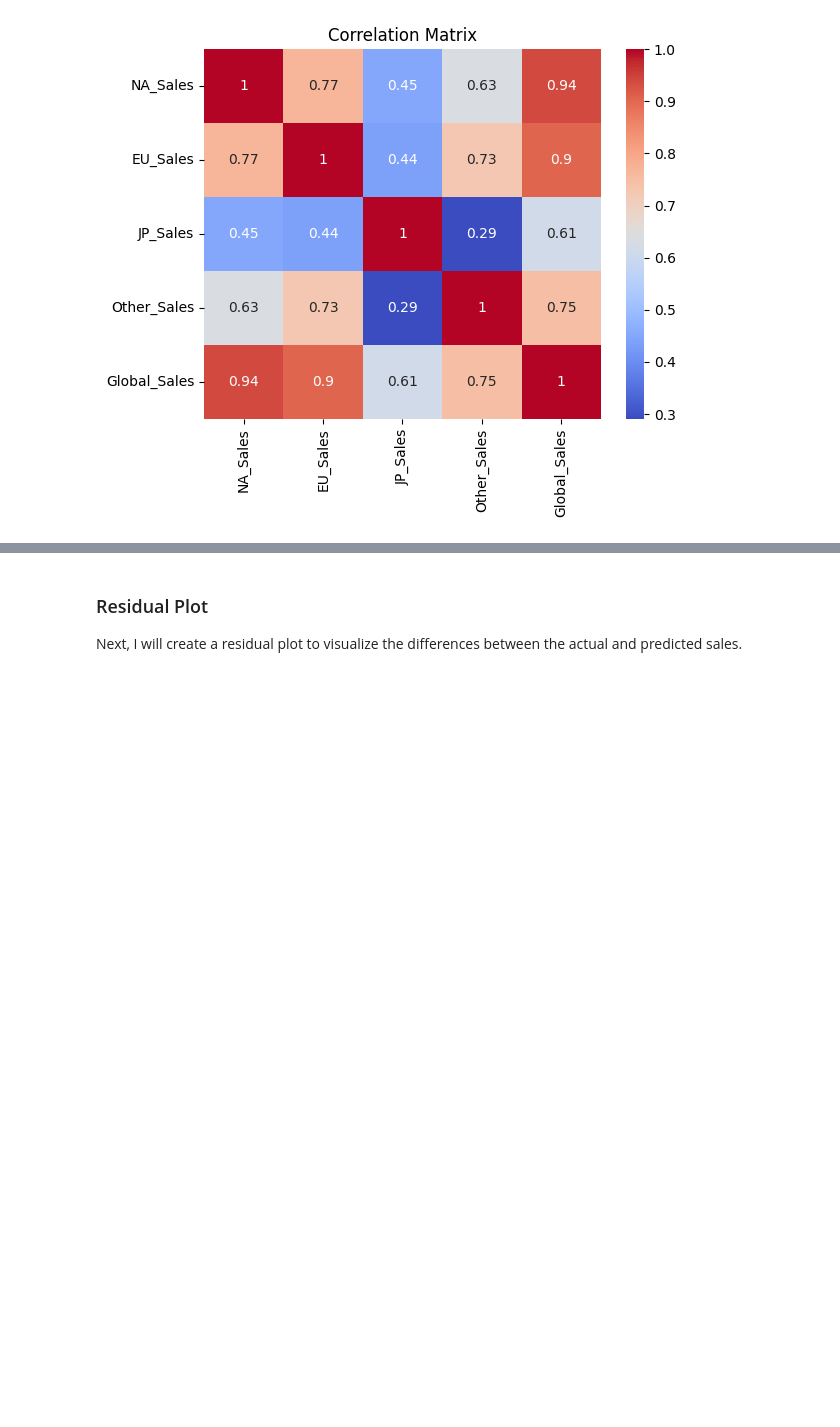
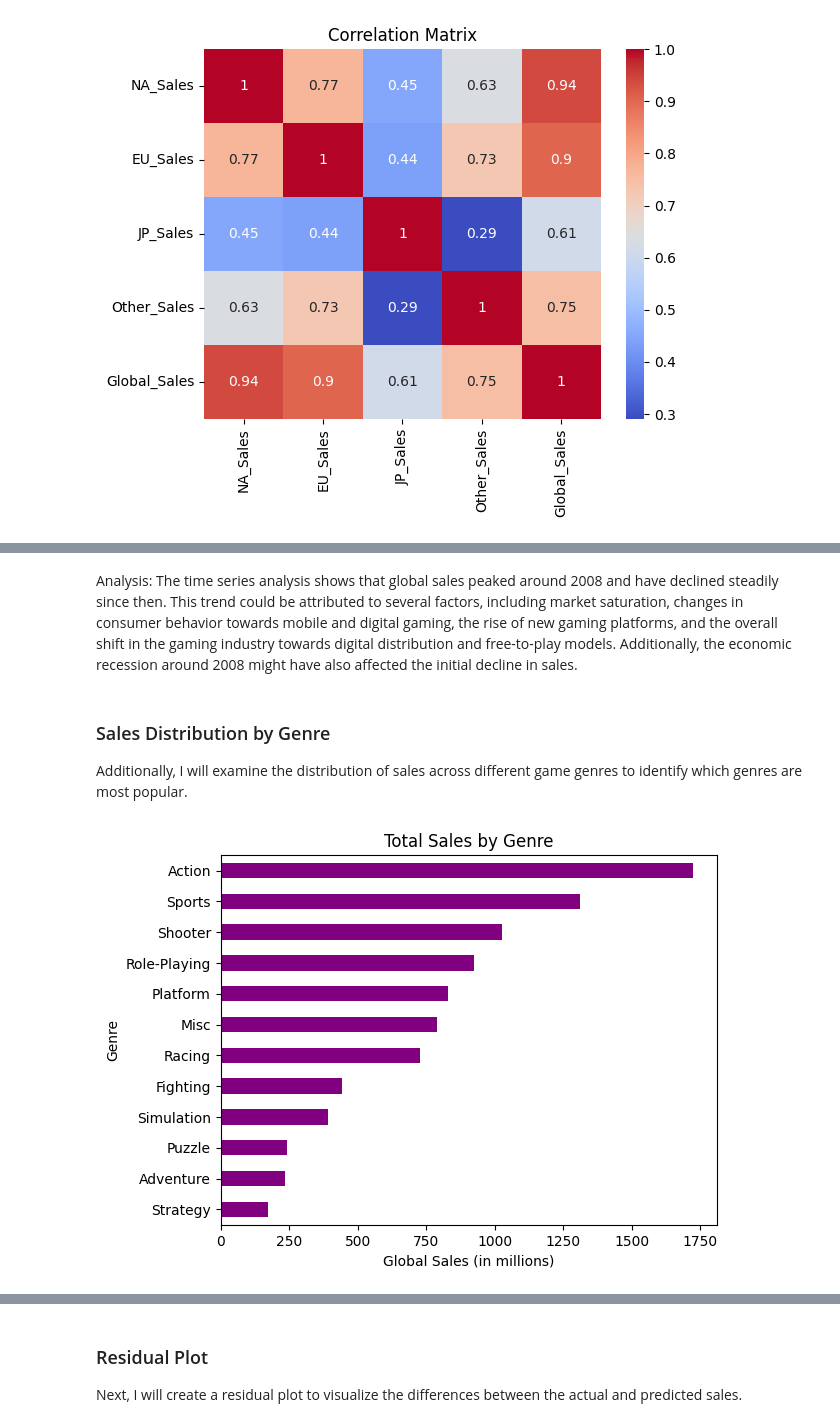
Before and after one commit to tomokiito/video-game-sales-prediction, a Jupyter notebook: video-game-sales-prediction.ipynb, the cells around one changed output, grey strips where cells are left out. Cells and saved outputs as stored; diff of their text form; code cells hidden in the pictures; blank space fills up the shorter version.

```diff
--- a/video-game-sales-prediction.ipynb
+++ b/video-game-sales-prediction.ipynb
@@ -147,0 +167,15 @@ plt.show()
+# %% [markdown]
+Analysis: The time series analysis shows that global sales peaked around 2008 and have declined steadily since then. This trend could be attributed to several factors, including market saturation, changes in consumer behavior towards mobile and digital gaming, the rise of new gaming platforms, and the overall shift in the gaming industry towards digital distribution and free-to-play models. Additionally, the economic recession around 2008 might have also affected the initial decline in sales.
+# %% [markdown]
+### Sales Distribution by Genre
+Additionally, I will examine the distribution of sales across different game genres to identify which genres are most popular.
+# %%
+# Plot total sales by genre
+genre_sales = data.groupby('Genre')['Global_Sales'].sum().sort_values()
+genre_sales.plot(kind='barh', color='purple')
+plt.title('Total Sales by Genre')
+plt.xlabel('Global Sales (in millions)')
+plt.ylabel('Genre')
+plt.show()
+# %% [output]
+[figure, added]
```
Also changed, not shown: parts of 26 cells of this notebook.
